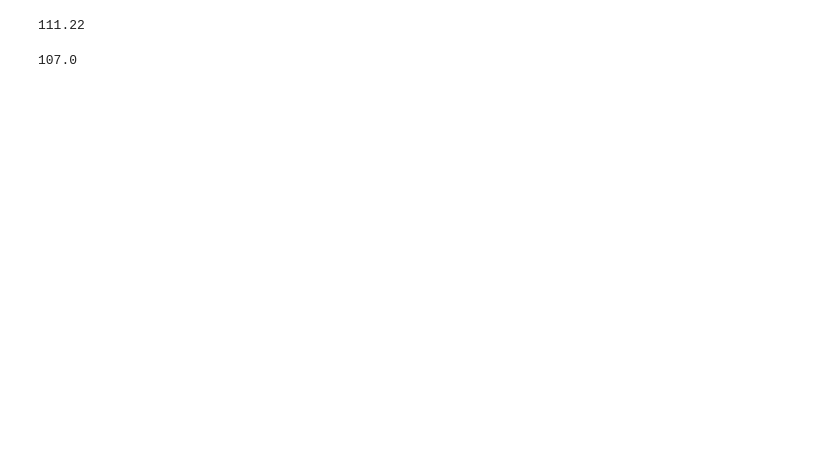
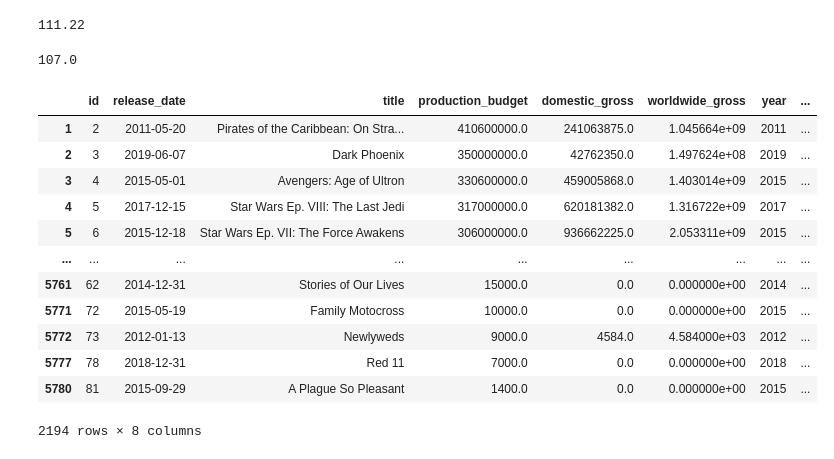
Before and after one commit to JaneGrig/dsc-phase-1-project, a Jupyter notebook: student.ipynb, the cells around one changed output. Drawn from its saved outputs; the diff is of its cells as text; code cells hidden in the pictures; blank space fills up the shorter version.

```diff
--- a/student.ipynb
+++ b/student.ipynb
@@ -741,3 +747,19 @@ overall_media = filtered_df['runtime_minutes'].median()
 overall_media
 # %% [output]
 107.0
+# %%
+df_budget
+# %% [output]
+|  | id | release_date | title | production_budget | domestic_gross | worldwide_gross | year | ... |
+| 1 | 2 | 2011-05-20 | Pirates of the Caribbean: On Stra... | 410600000.0 | 241063875.0 | 1.045664e+09 | 2011 | ... |
+| 2 | 3 | 2019-06-07 | Dark Phoenix | 350000000.0 | 42762350.0 | 1.497624e+08 | 2019 | ... |
+| 3 | 4 | 2015-05-01 | Avengers: Age of Ultron | 330600000.0 | 459005868.0 | 1.403014e+09 | 2015 | ... |
+| 4 | 5 | 2017-12-15 | Star Wars Ep. VIII: The Last Jedi | 317000000.0 | 620181382.0 | 1.316722e+09 | 2017 | ... |
+| 5 | 6 | 2015-12-18 | Star Wars Ep. VII: The Force Awakens | 306000000.0 | 936662225.0 | 2.053311e+09 | 2015 | ... |
+| ... | ... | ... | ... | ... | ... | ... | ... | ... |
+| 5761 | 62 | 2014-12-31 | Stories of Our Lives | 15000.0 | 0.0 | 0.000000e+00 | 2014 | ... |
+| 5771 | 72 | 2015-05-19 | Family Motocross | 10000.0 | 0.0 | 0.000000e+00 | 2015 | ... |
+| 5772 | 73 | 2012-01-13 | Newlyweds | 9000.0 | 4584.0 | 4.584000e+03 | 2012 | ... |
+| 5777 | 78 | 2018-12-31 | Red 11 | 7000.0 | 0.0 | 0.000000e+00 | 2018 | ... |
+| 5780 | 81 | 2015-09-29 | A Plague So Pleasant | 1400.0 | 0.0 | 0.000000e+00 | 2015 | ... |
+2194 rows × 8 columns
```
Also changed, not shown: parts of 7 cells of this notebook, 9 other files.
